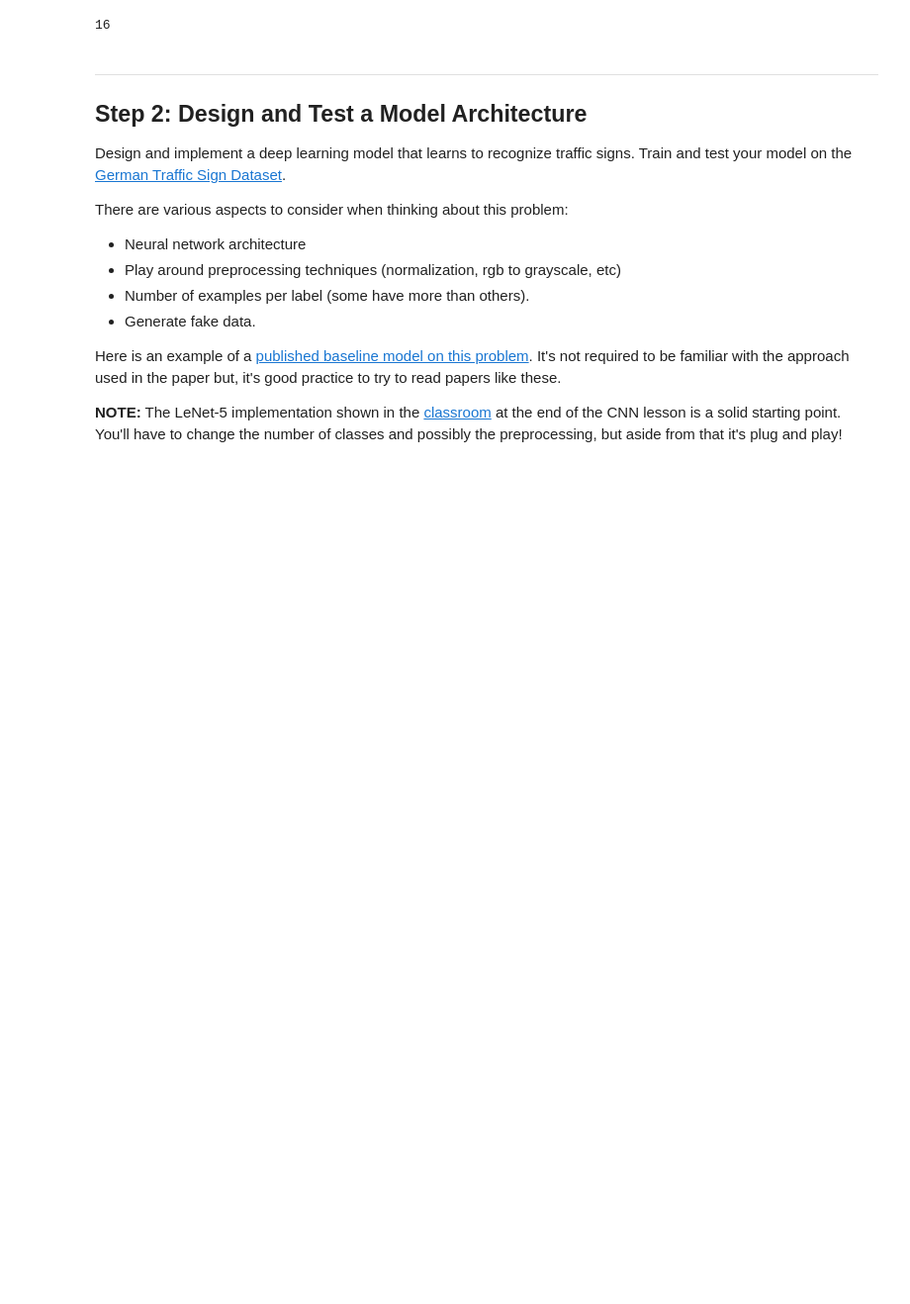
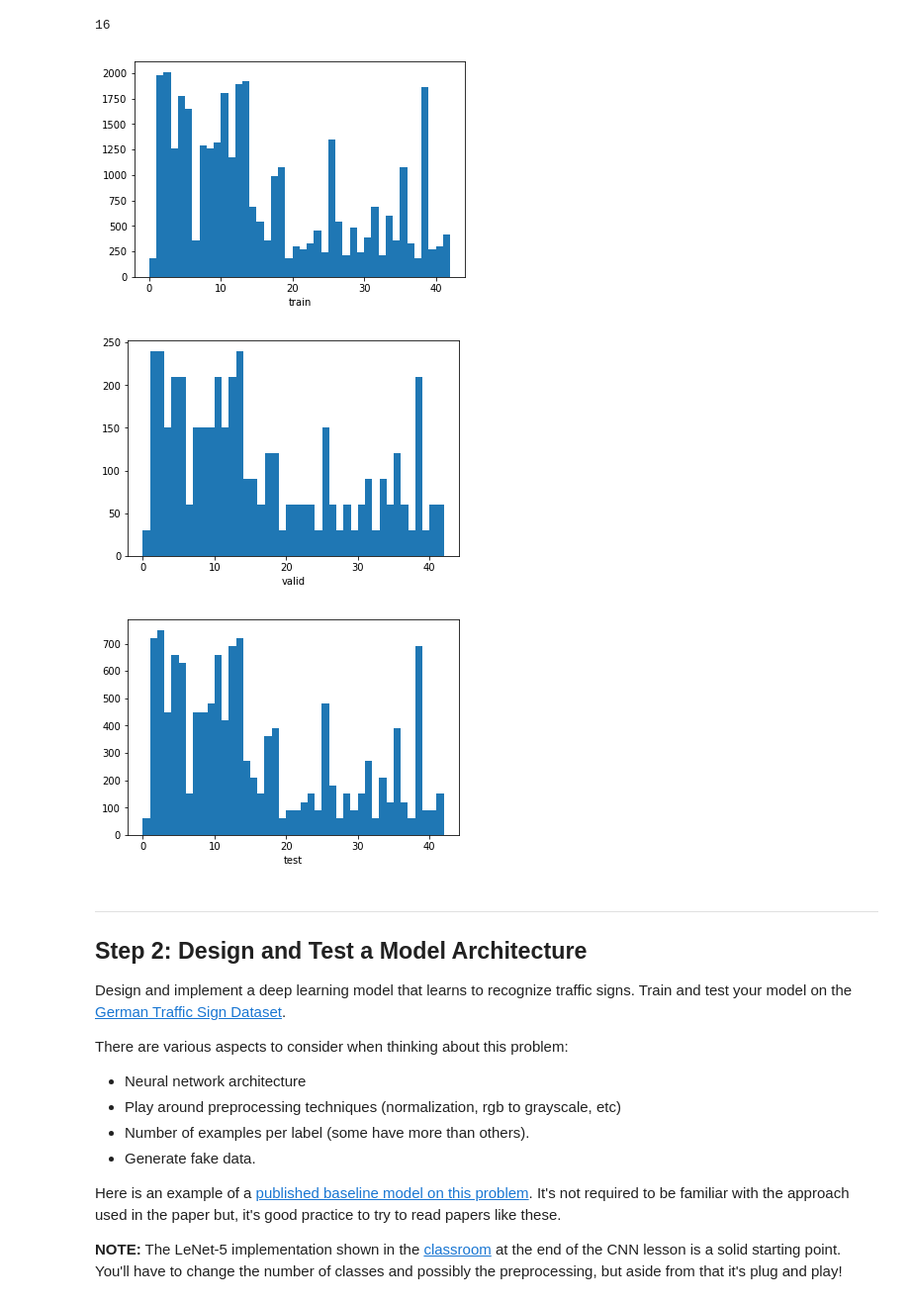
Before and after one commit to grodowski/CarND-Traffic-Sign-Classifier-Project, a Jupyter notebook: Traffic_Sign_Classifier.ipynb, the cells around one changed output. Shown at 99% size. Drawn from its saved outputs; the diff is of its cells as text; code cells hidden in the pictures; blank space fills up the shorter version.

```diff
--- a/Traffic_Sign_Classifier.ipynb
+++ b/Traffic_Sign_Classifier.ipynb
@@ -103,6 +102,22 @@ print(y_train[img_idx])
 # %% [output]
 [figure]
 16
+# %%
+plt.hist(y_train, bins=range(n_classes))
+plt.xlabel('train')
+plt.show()
+
+plt.hist(y_valid, bins=range(n_classes))
+plt.xlabel('valid')
+plt.show()
+
+plt.hist(y_test, bins=range(n_classes))
+plt.xlabel('test')
+plt.show()
+# %% [output]
+[figure, added]
+[figure, added]
+[figure, added]
 # %% [markdown]
 ----
 
```
Also changed, not shown: parts of 10 cells of this notebook, 1 other file.
